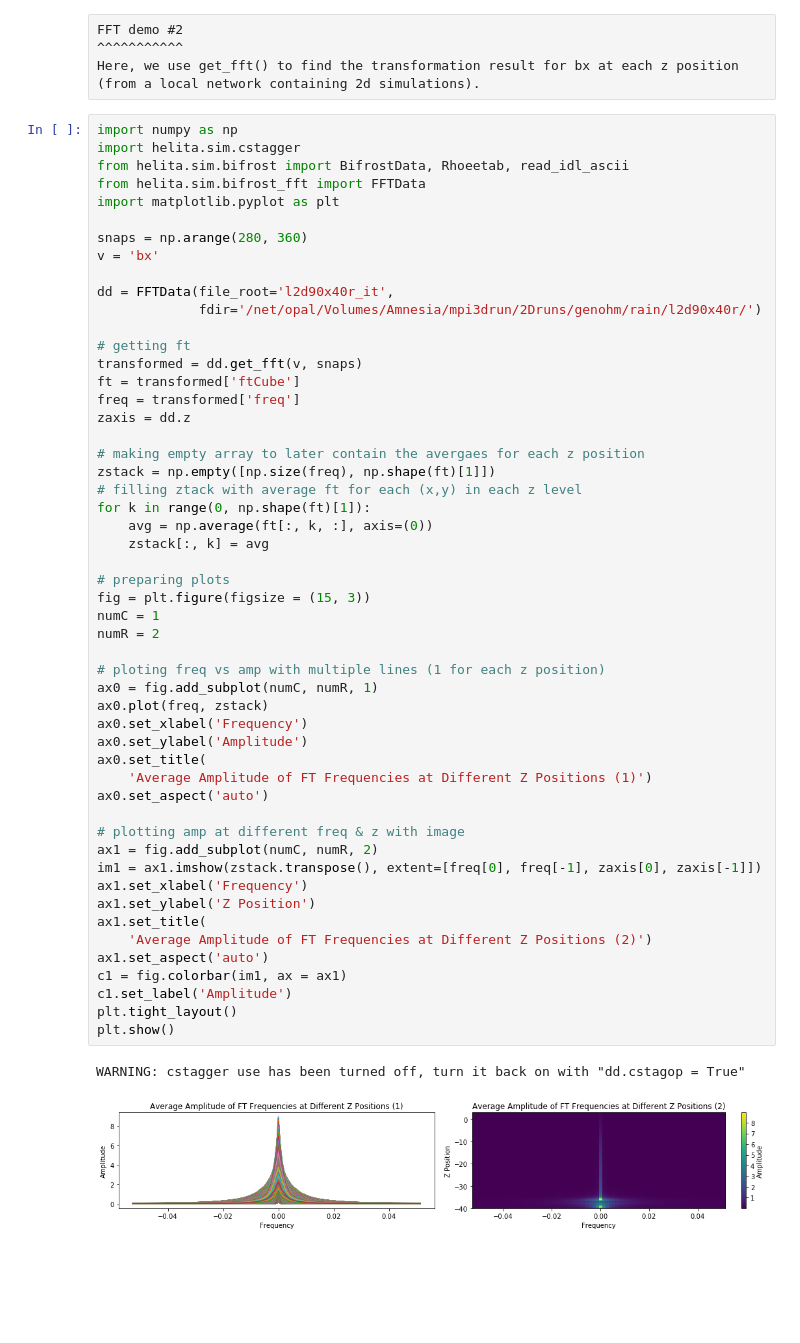
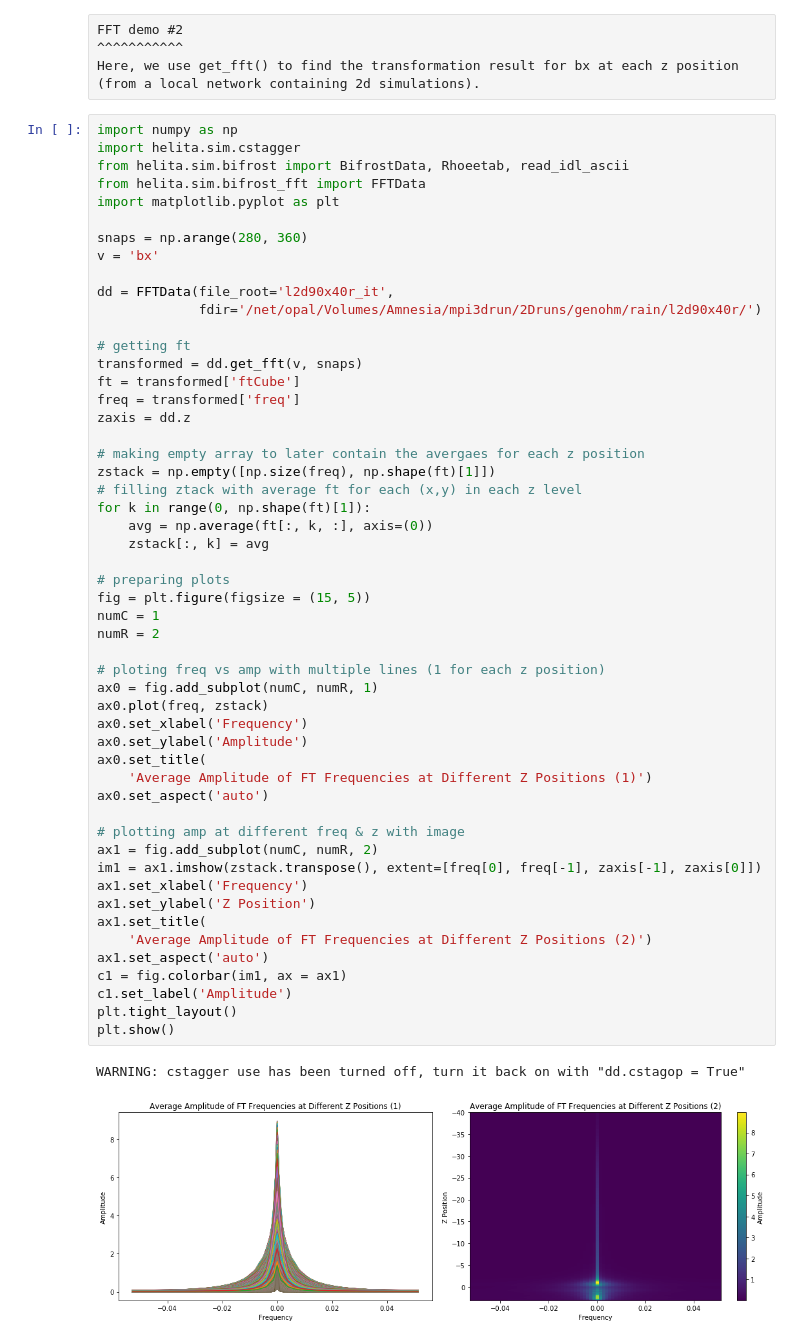
Before and after one commit to ITA-Solar/helita, a Jupyter notebook: doc/helita.ipynb, the cells around one changed output. Cells and saved outputs as stored; diff of their text form; blank space fills up the shorter version.

Commit message:
fixed FFT demo graph

```diff
--- a/doc/helita.ipynb
+++ b/doc/helita.ipynb
@@ -393,33 +393,33 @@ zstack = np.empty([np.size(freq), np.shape(ft)[1]])
 for k in range(0, np.shape(ft)[1]):
     avg = np.average(ft[:, k, :], axis=(0))
     zstack[:, k] = avg
 
 # preparing plots
-fig = plt.figure(figsize = (15, 3))
+fig = plt.figure(figsize = (15, 5))
 numC = 1
 numR = 2
 
 # ploting freq vs amp with multiple lines (1 for each z position)
 ax0 = fig.add_subplot(numC, numR, 1)
 ax0.plot(freq, zstack)
 ax0.set_xlabel('Frequency')
 ax0.set_ylabel('Amplitude')
 ax0.set_title(
     'Average Amplitude of FT Frequencies at Different Z Positions (1)')
 ax0.set_aspect('auto')
 
 # plotting amp at different freq & z with image
 ax1 = fig.add_subplot(numC, numR, 2)
-im1 = ax1.imshow(zstack.transpose(), extent=[freq[0], freq[-1], zaxis[0], zaxis[-1]])
+im1 = ax1.imshow(zstack.transpose(), extent=[freq[0], freq[-1], zaxis[-1], zaxis[0]])
 ax1.set_xlabel('Frequency')
 ax1.set_ylabel('Z Position')
 ax1.set_title(
     'Average Amplitude of FT Frequencies at Different Z Positions (2)')
 ax1.set_aspect('auto')
 c1 = fig.colorbar(im1, ax = ax1)
 c1.set_label('Amplitude')
 plt.tight_layout()
 plt.show()
 # %% [output]
 WARNING: cstagger use has been turned off, turn it back on with "dd.cstagop = True"
-[figure, old version]
+[figure, new version]
```
